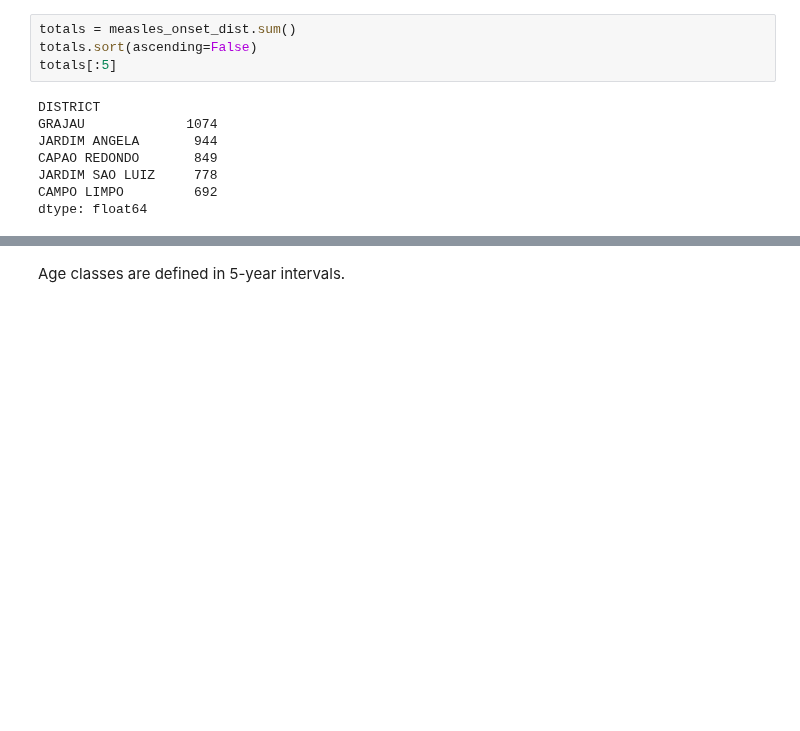
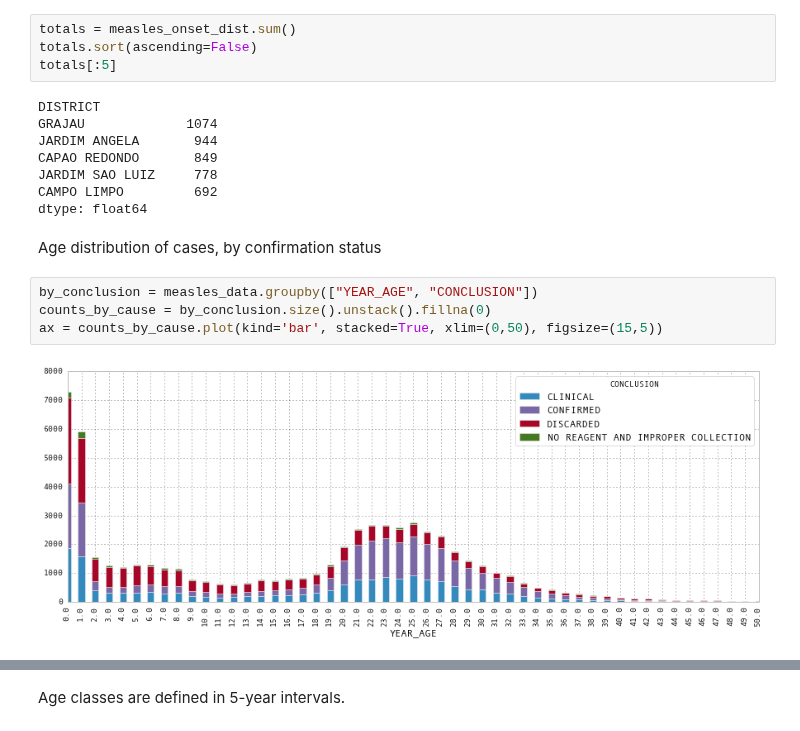
Before and after one commit to fonnesbeck/SaoPauloMeasles, a Jupyter notebook: Spatial Measles Model.ipynb, the cells around one changed output, grey strips where cells are left out. Drawn from its saved outputs; the diff is of its cells as text; blank space fills up the shorter version.

```diff
--- a/Spatial Measles Model.ipynb
+++ b/Spatial Measles Model.ipynb
@@ -61,6 +67,14 @@ CAPAO REDONDO       849
 JARDIM SAO LUIZ     778
 CAMPO LIMPO         692
 dtype: float64
+# %% [markdown]
+Age distribution of cases, by confirmation status
+# %%
+by_conclusion = measles_data.groupby(["YEAR_AGE", "CONCLUSION"])
+counts_by_cause = by_conclusion.size().unstack().fillna(0)
+ax = counts_by_cause.plot(kind='bar', stacked=True, xlim=(0,50), figsize=(15,5))
+# %% [output]
+[figure, added]
 # %% [markdown]
 ## Chain Binomial Transmission Model
 
```
Also changed, not shown: parts of 149 cells of this notebook, 1 other file.
